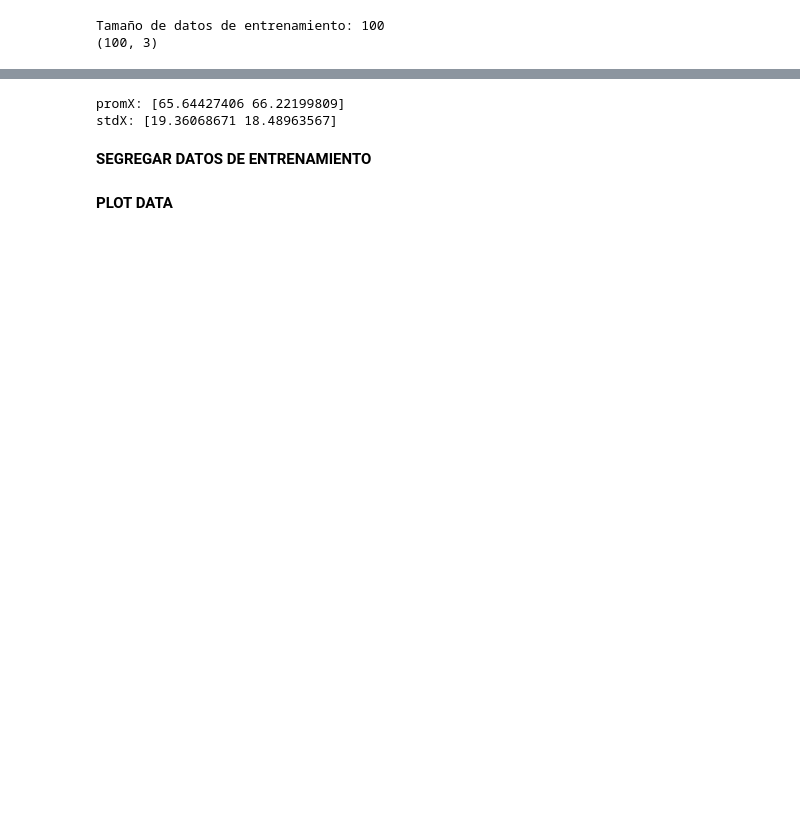
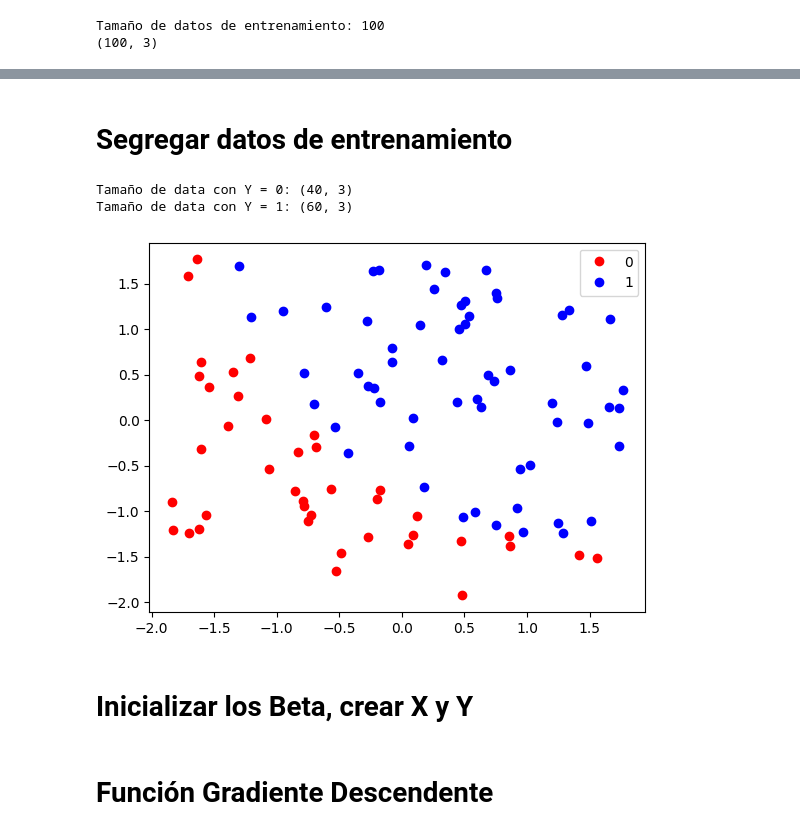
Before and after one commit to jcagudelo12/IA, a Jupyter notebook: RegresionLogistica_2_Variables/R_Logistic_Two_Variable.ipynb, the cells around one changed output, grey strips where cells are left out. Saved outputs shown, nothing was run; the diff lists cells and outputs as text; code cells hidden in the pictures; blank space fills up the shorter version.

```diff
--- a/RegresionLogistica_2_Variables/R_Logistic_Two_Variable.ipynb
+++ b/RegresionLogistica_2_Variables/R_Logistic_Two_Variable.ipynb
@@ -78,32 +108,20 @@ fig.show()
-# %%
-promX = np.mean(data[:, :2], axis=0)
-stdX = np.std(data[:, :2], axis=0)
-
-print('promX:', promX)
-print('stdX:', stdX)
-
-dataNormal = np.zeros((dataSize[0], dataSize[1]-1))
-for i in range(dataSize[0]):
-    for j in range(2):
-        dataNormal[i, j] = (data[i, j] - promX[j]) / stdX[j]
-
-dataNormal = np.column_stack((dataNormal, data[:, 2]))
-# %% [output]
-promX: [65.64427406 66.22199809]
-stdX: [19.36068671 18.48963567]
-# %% [markdown]
-**SEGREGAR DATOS DE ENTRENAMIENTO**
+# %% [markdown]
+# Segregar datos de entrenamiento
 # %%
-# X1 = dataNormal[dataNormal[:, 2] == 0] # Filtrar las filas donde la Y es igual a 0
-# X2 = dataNormal[dataNormal[:, 2] == 1] # Filtrar las filas donde la Y es igual a 1
+dataConY0 = dataNormalizada[dataNormalizada[:, 2] == 0] # Filtrar las filas donde la Y es igual a 0
+dataConY1 = dataNormalizada[dataNormalizada[:, 2] == 1] # Filtrar las filas donde la Y es igual a 1
 
-# print(X1.shape)
-# print(X2.shape)
+print('Tamaño de data con Y = 0:', dataConY0.shape)
+print('Tamaño de data con Y = 1:', dataConY1.shape)
 
-# plt.plot(X1[:, 0],X1[:, 1],'o', color = 'red', label = '0')
-# plt.plot(X2[:, 0],X2[:, 1],'o', color = 'blue', label = '1')
-# plt.legend()
-# plt.show()
+plt.plot(dataConY0[:, 0],dataConY0[:, 1],'o', color = 'red', label = '0')
+plt.plot(dataConY1[:, 0],dataConY1[:, 1],'o', color = 'blue', label = '1')
+plt.legend()
+plt.show()
+# %% [output]
+Tamaño de data con Y = 0: (40, 3)
+Tamaño de data con Y = 1: (60, 3)
+[figure, added]
-# %% [markdown]
-**PLOT DATA**
+# %% [markdown]
+# Inicializar los Beta, crear X y Y
 # %%
@@ -118,6 +136,8 @@ y = np.zeros((dataSize[0],1))
 
 # Se asignan las salidas al vector y
 y[:,0] = data[:,2]
+# %% [markdown]
+# Función Gradiente Descendente
 # %%
 def Gradiente(Beta,alpha,m,X,y,numIter,J):
   betaTemp = np.zeros((3,1))
```
Also changed, not shown: parts of 19 cells of this notebook.
